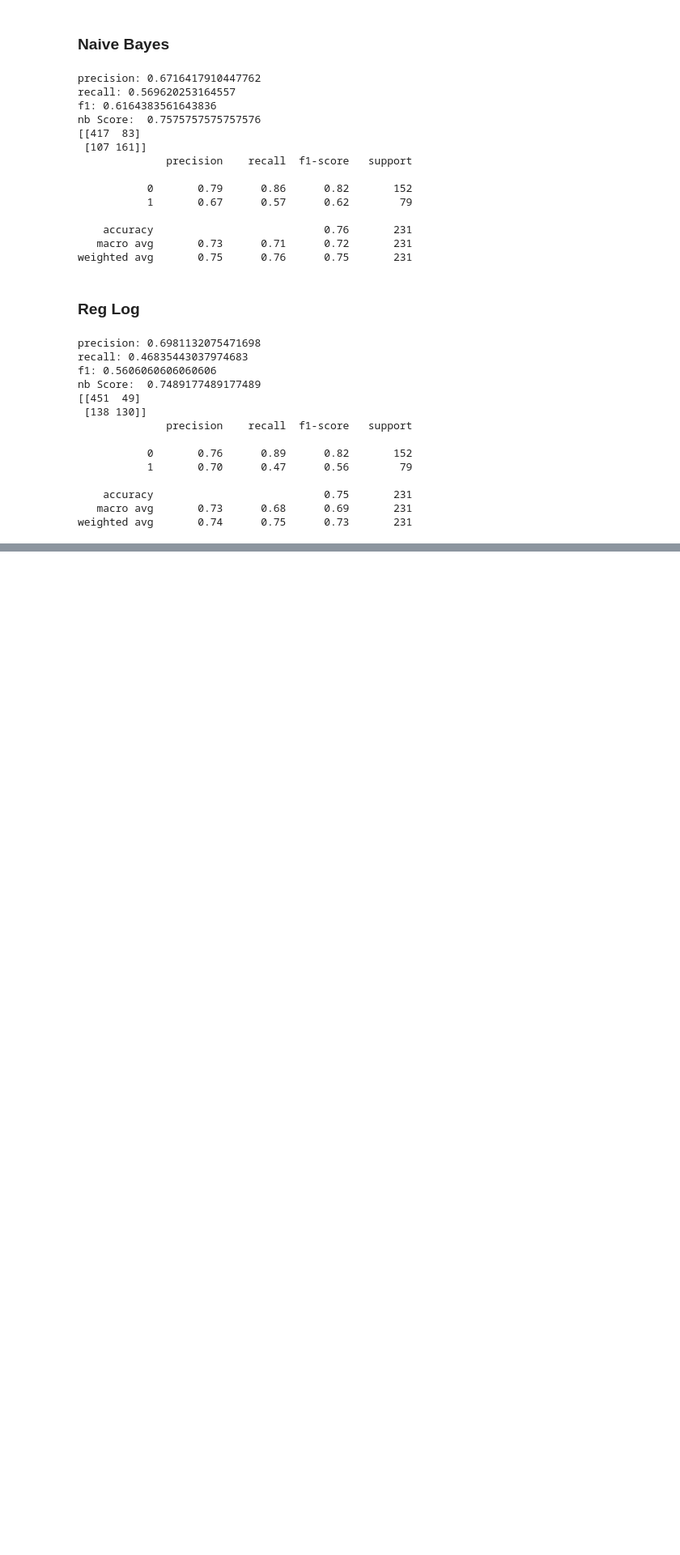
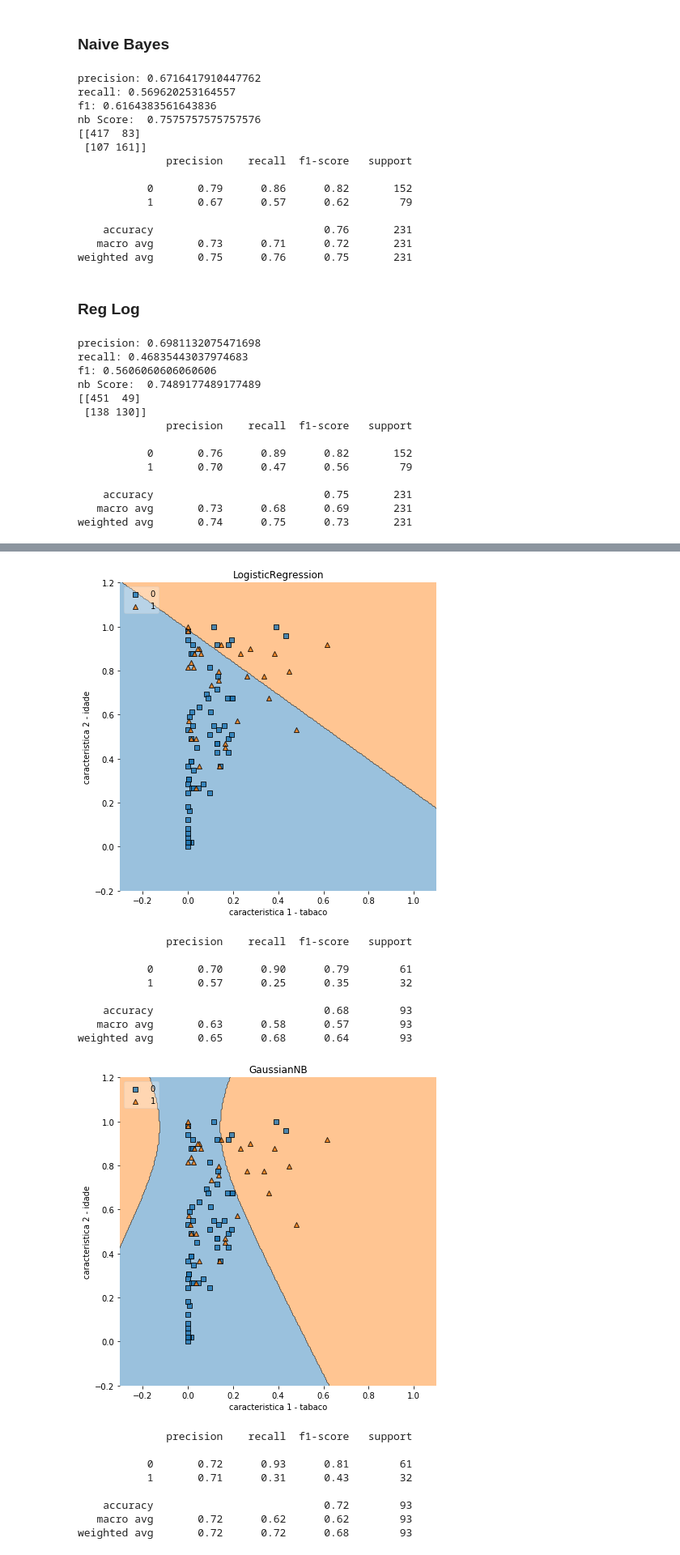
Before and after one commit to vitorbezerra/Aprendizagem-estatistica-classificacao, a Jupyter notebook: Exercicios/Leticia/Classificacao_Leticia.ipynb, the cells around one changed output, grey strips where cells are left out. Shown at 81% size. Saved outputs shown, nothing was run; the diff lists cells and outputs as text; code cells hidden in the pictures; blank space fills up the shorter version.

```diff
--- a/Exercicios/Leticia/Classificacao_Leticia.ipynb
+++ b/Exercicios/Leticia/Classificacao_Leticia.ipynb
@@ -315,0 +411,69 @@ weighted avg       0.74      0.75      0.73       231
+# %%
+from mlxtend.plotting import plot_decision_regions
+import matplotlib.pyplot as plt
+from sklearn import datasets
+from sklearn.svm import SVC
+from sklearn import preprocessing
+import numpy as np
+from sklearn.metrics import confusion_matrix, precision_score, recall_score, f1_score, roc_curve, roc_auc_score, classification_report
+
+scaler = preprocessing.MinMaxScaler()
+data = pd.read_csv('../../../Datasets/SAheart.csv')
+
+
+y = data['chd']
+X = data[['tobacco','age']]
+
+X = scaler.fit_transform(X)
+X_train, X_teste, y_train, y_test = train_test_split(X,y, test_size = 0.2)
+
+## MODELO
+
+classifs = [LogisticRegression(),GaussianNB(),SGDClassifier()]
+# classif = LogisticRegression()
+# classif = GaussianNB()
+# classif = SGDClassifier()
+ypreds = {}
+model = {}
+
+for modelo in classifs:
+    classif = modelo
+    classif.fit(X_train, y_train)
+    ypred = classif.predict(X_teste)
+    ypreds[classif] = ypred
+    x = plt.figure(figsize=(7,7))
+    x = plot_decision_regions(X_teste, np.array(y_test), clf=classif, legend=2)
+    plt.ylim(-0.2,1.2)
+    plt.xlim(-0.3,1.1)
+    plt.xlabel('caracteristica 1 - tabaco')
+    plt.ylabel('caracteristica 2 - idade')
+    plt.title(str(classif).split('(')[0])
+    plt.show()
+    print(classification_report(y_test,ypred))
+#print(X_train, y_train)
+
+
+
+# for ypred in ypreds.values():
+#     print(y_pred)
+
+# Adding axes annotations
+# %% [output]
+[figure, added]
+              precision    recall  f1-score   support
+
+           0       0.70      0.90      0.79        61
+           1       0.57      0.25      0.35        32
+
+    accuracy                           0.68        93
+   macro avg       0.63      0.58      0.57        93
+weighted avg       0.65      0.68      0.64        93
+[figure, added]
+              precision    recall  f1-score   support
+
+           0       0.72      0.93      0.81        61
+           1       0.71      0.31      0.43        32
+
+    accuracy                           0.72        93
+   macro avg       0.72      0.62      0.62        93
+weighted avg       0.72      0.72      0.68        93
```
Also changed, not shown: parts of 4 cells of this notebook.
